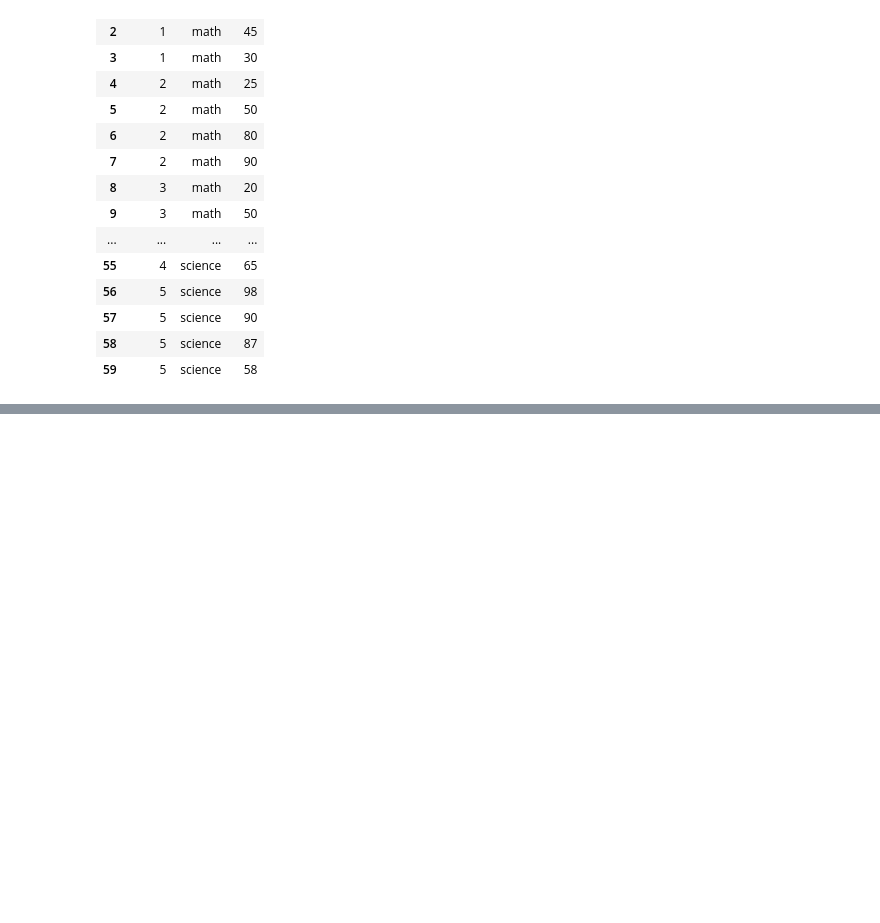
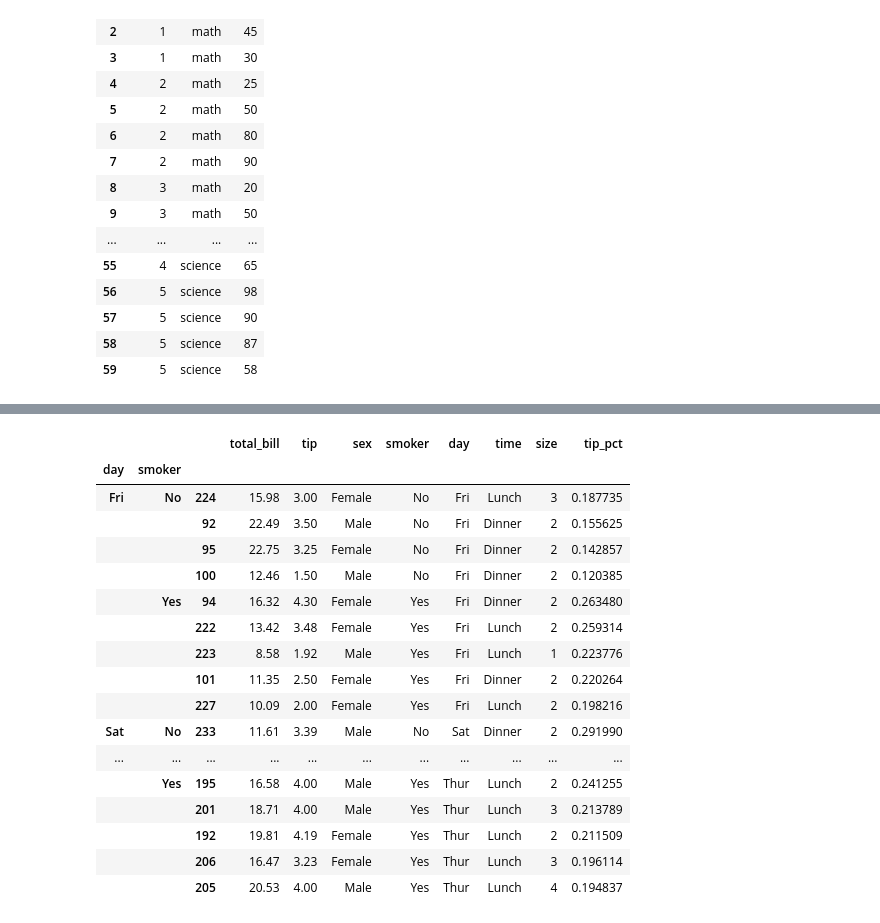
Before and after one commit to zzwony/Start_0920, a Jupyter notebook: redpython.ipynb, the cells around one changed output, grey strips where cells are left out. Drawn from its saved outputs; the diff is of its cells as text; code cells hidden in the pictures; blank space fills up the shorter version.

```diff
--- a/redpython.ipynb
+++ b/redpython.ipynb
@@ -2560,0 +2842,3 @@ df.melt(id_vars=['nclass'], value_vars=['math','english','science'],
+# %%
+tips['tip_pct'] = tips['tip']/tips['total_bill']
+tips
@@ -2560,0 +2859,3 @@ df.melt(id_vars=['nclass'], value_vars=['math','english','science'],
+# %%
+grouped = tips.groupby(['day','smoker'])
+grouped
@@ -2560,0 +2895,4 @@ df.melt(id_vars=['nclass'], value_vars=['math','english','science'],
+# %%
+def top(df, n=5, column='tip_pct'):
+    return df.sort_values(by = column)[-n: ]
+    #뒤에서 n번째까지(상위 5- > 뒤로 갈수록 커짐)
@@ -2560,0 +2913,3 @@ df.melt(id_vars=['nclass'], value_vars=['math','english','science'],
+# %%
+def top(df, n=5, column='tip_pct'):
+    return df.sort_values(by = column, ascending = False)[ :n]
@@ -2560,0 +2925,21 @@ df.melt(id_vars=['nclass'], value_vars=['math','english','science'],
+# %%
+grouped.apply(top)   #기본값이 5개 보여주는건데 출력물을 보니 그룹별로 보여줌
+# %% [output]
+|  |  |  | total_bill | tip | sex | smoker | day | time | size | tip_pct |
+| day | smoker |  |  |  |  |  |  |  |  |  |
+| Fri | No | 224 | 15.98 | 3.00 | Female | No | Fri | Lunch | 3 | 0.187735 |
+|  |  | 92 | 22.49 | 3.50 | Male | No | Fri | Dinner | 2 | 0.155625 |
+|  |  | 95 | 22.75 | 3.25 | Female | No | Fri | Dinner | 2 | 0.142857 |
+|  |  | 100 | 12.46 | 1.50 | Male | No | Fri | Dinner | 2 | 0.120385 |
+|  | Yes | 94 | 16.32 | 4.30 | Female | Yes | Fri | Dinner | 2 | 0.263480 |
+|  |  | 222 | 13.42 | 3.48 | Female | Yes | Fri | Lunch | 2 | 0.259314 |
+|  |  | 223 | 8.58 | 1.92 | Male | Yes | Fri | Lunch | 1 | 0.223776 |
+|  |  | 101 | 11.35 | 2.50 | Female | Yes | Fri | Dinner | 2 | 0.220264 |
+|  |  | 227 | 10.09 | 2.00 | Female | Yes | Fri | Lunch | 2 | 0.198216 |
+| Sat | No | 233 | 11.61 | 3.39 | Male | No | Sat | Dinner | 2 | 0.291990 |
+| ... | ... | ... | ... | ... | ... | ... | ... | ... | ... | ... |
+|  | Yes | 195 | 16.58 | 4.00 | Male | Yes | Thur | Lunch | 2 | 0.241255 |
+|  |  | 201 | 18.71 | 4.00 | Male | Yes | Thur | Lunch | 3 | 0.213789 |
+|  |  | 192 | 19.81 | 4.19 | Female | Yes | Thur | Lunch | 2 | 0.211509 |
+|  |  | 206 | 16.47 | 3.23 | Female | Yes | Thur | Lunch | 3 | 0.196114 |
+|  |  | 205 | 20.53 | 4.00 | Male | Yes | Thur | Lunch | 4 | 0.194837 |
```
Also changed, not shown: parts of 50 cells of this notebook.
